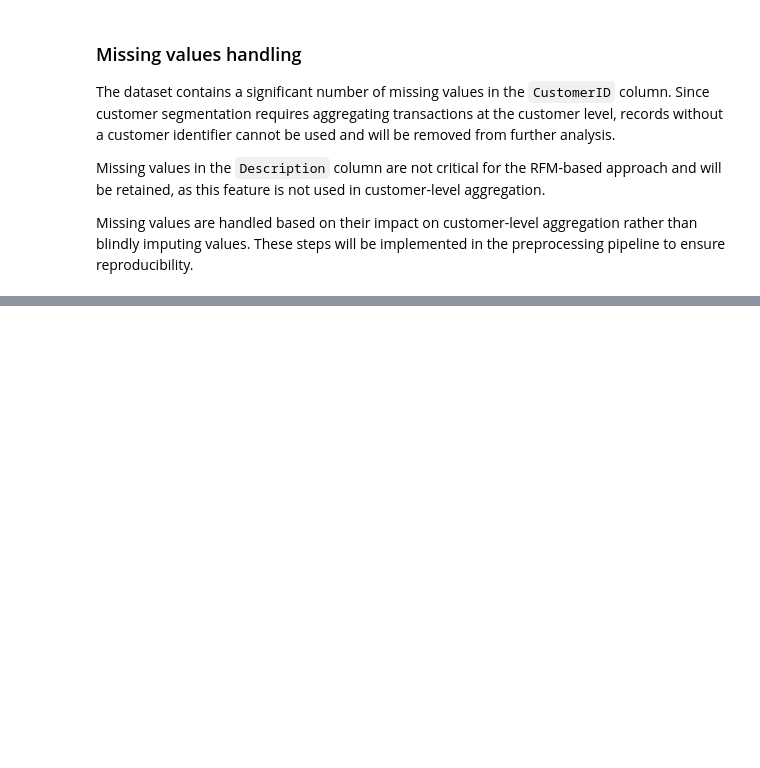
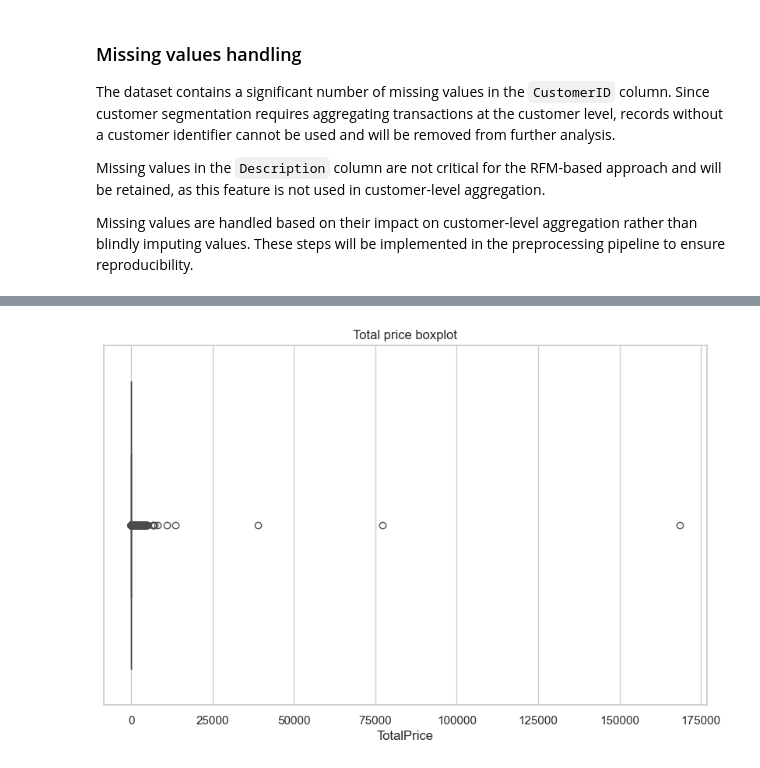
Before and after one commit to Juraaas/python_projects, a Jupyter notebook: customer_segmentation/notebooks/eda.ipynb, the cells around one changed output, grey strips where cells are left out. Drawn from its saved outputs; the diff is of its cells as text; code cells hidden in the pictures; blank space fills up the shorter version.

```diff
--- a/customer_segmentation/notebooks/eda.ipynb
+++ b/customer_segmentation/notebooks/eda.ipynb
@@ -80,0 +112,6 @@ Missing values are handled based on their impact on customer-level aggregation r
+# %%
+sns.boxplot(x=tp)
+plt.title("Total price boxplot")
+plt.show()
+# %% [output]
+[figure, added]
```
Also changed, not shown: parts of 18 cells of this notebook.
